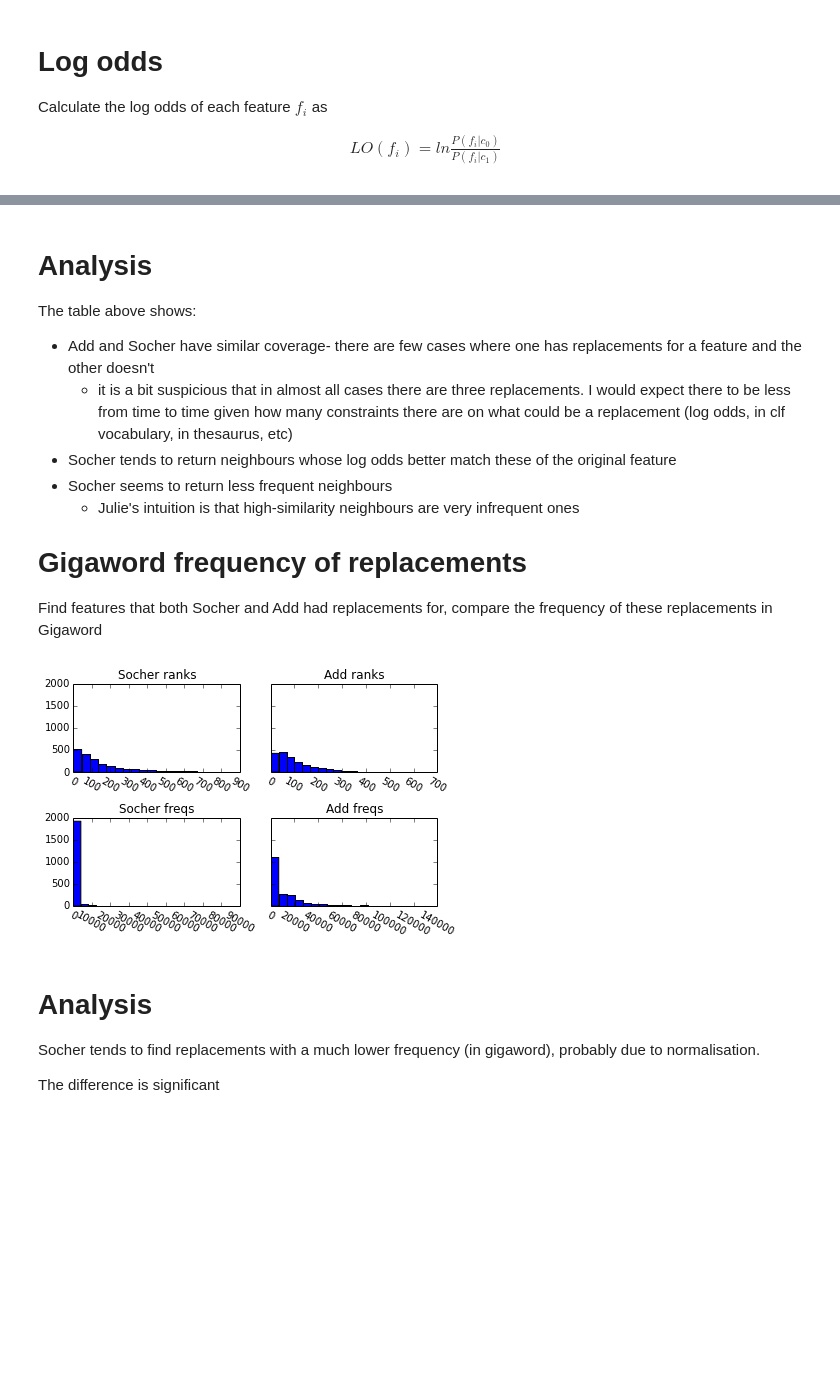
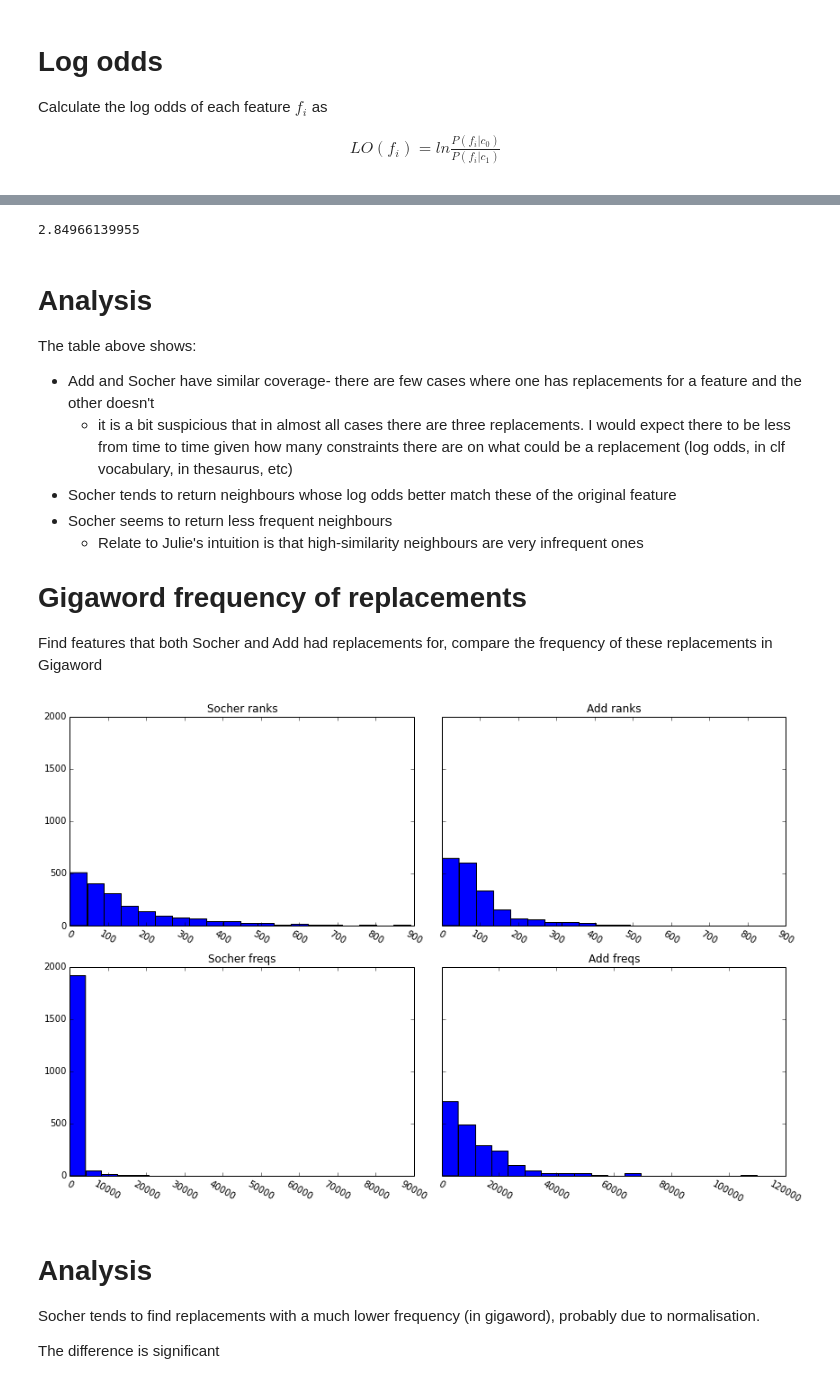
Before and after one commit to mbatchkarov/thesisgenerator, a Jupyter notebook: notebooks/explore_classifier_predictions.ipynb, the cells around one changed output, grey strips where cells are left out. Saved outputs shown, nothing was run; the diff lists cells and outputs as text; code cells hidden in the pictures; blank space fills up the shorter version.

```diff
--- a/notebooks/explore_classifier_predictions.ipynb
+++ b/notebooks/explore_classifier_predictions.ipynb
@@ -32,11 +32,11 @@ Experiment statistics
 ================
 Pick a few random documents that are classified correctly by Socher and incorrectly by one other classifier
 # %%
-# the respective experiment numbers are 103 and 86
+# the respective experiment numbers are 103 and 61
 # exp2 is a bag-of-words baseline
 
 SOCHER_NUM = 103
-ADD_NUM = 86
+ADD_NUM = 61
 BASELINE_NUM = 2
 with open('statistics/stats-exp%d-0-cv0-ev.MultinomialNB.pkl'%SOCHER_NUM) as infile:
     socher = pickle.load(infile)
@@ -207,16 +205,19 @@ def get_replacements_df(paraphrases_file, lo_dict, feat_freq):
         sims = df['replacement%d_sim' % i]
         ranks = df['replacement%d_rank' % i]
         for original, replacement, sim, rank in zip(df.index, replacements, sims, ranks):
-            if sim > 0:  # filter out NaN-s
+            if (sim > 0) and (not np.isnan(sim)) and (not np.isnan(rank)):  # filter out NaN-s
                 res[original].append(Replacement(replacement, lo_dict[replacement], feat_freq[replacement], sim, rank))
     return res
 
 socher_replacements = get_replacements_df('statistics/stats-exp%d-0-cv0-ev.par.csv'%SOCHER_NUM, lo_dict, feat_freq)
 add_replacements = get_replacements_df('statistics/stats-exp%d-0-cv0-ev.par.csv'%ADD_NUM, lo_dict, feat_freq)
-
 print socher_replacements['open/J_market/N']
 print
 print add_replacements['open/J_market/N']
+
+# freeze the dicts
+# socher_replacements.default_factory = None
+# add_replacements.default_factory = None
 # %% [output]
 [export/N_earnings/N (LO -inf, sim 0.56, rank 202, freq 318), year/N_net/N (LO inf, sim 0.56, rank 234, freq 0), oil/N_stock/N (LO -inf, sim 0.56, rank 239, freq 355)]
 
@@ -300,3 +305,7 @@ HTML(mybuf.getvalue())
+# %%
+print mean([len(foo) for foo in socher_replacements.values()])
+# %% [output]
+2.84966139955
 # %% [markdown]
 Analysis
 ===============
@@ -306,7 +315,7 @@ The table above shows:
      - it is a bit suspicious that in almost all cases there are three replacements. I would expect there to be less from time to time given how many constraints there are on what could be a replacement (log odds, in clf vocabulary, in thesaurus, etc)
  - Socher tends to return neighbours whose log odds better match these of the original feature
  - Socher seems to return less frequent neighbours
-     - Julie's intuition is that high-similarity neighbours are very infrequent ones
+     - Relate to Julie's intuition is that high-similarity neighbours are very infrequent ones
 
 
 Gigaword frequency of replacements
@@ -314,36 +323,37 @@ Gigaword frequency of replacements
 
 Find features that both Socher and Add had replacements for, compare the frequency of these replacements in Gigaword
 # %%
-both = set(socher_replacements.keys()) & set(add_replacements)
 socher_ranks, socher_freqs, socher_sims  = [], [], []
 add_ranks, add_freqs, add_sims = [], [], []
 for feat in socher_replacements.keys():
-    if feat not in add_replacements:
+    if (not add_replacements[feat]) or (not socher_replacements[feat]):
+        # these are both defaultdicts, and the cell above queries them for keys they may not contain
+        # this check skips over the values that get inserted this way and prevent np.mean([])
         continue
     socher_ranks.append(np.mean([r.rank for r in socher_replacements[feat]]))
     socher_freqs.append(np.mean([r.unlab_freq_replacement for r in socher_replacements[feat]]))
     socher_sims.append(np.mean([r.sim for r in socher_replacements[feat]]))
     add_ranks.append(np.mean([r.rank for r in add_replacements[feat]]))
     add_freqs.append(np.mean([r.unlab_freq_replacement for r in add_replacements[feat]]))
     add_sims.append(np.mean([r.sim for r in add_replacements[feat]]))
 
-
+figsize(12,8)
 f, axarr = plt.subplots(2, 2, sharey=True);
 axarr[0, 0].hist(socher_ranks, bins=20);
 axarr[0, 0].set_title('Socher ranks')
 axarr[0, 1].hist(add_ranks, bins=20);
 axarr[0, 1].set_title('Add ranks')
 axarr[1, 0].hist(socher_freqs, bins=20);
 axarr[1, 0].set_title('Socher freqs')
 axarr[1, 1].hist(add_freqs, bins=20);
 axarr[1, 1].set_title('Add freqs')
 
 # hide x ticks for top plots and y ticks for right plots
 plt.setp([a.get_xticklabels() for a in axarr.ravel()], visible=True, rotation=-30);
 # plt.setp([a.get_yticklabels() for a in axarr.ravel()], visible=False);
 plt.tight_layout()
 # %% [output]
-[figure, old version]
+[figure, new version]
 # %% [markdown]
 Analysis
 ===========
```
Also changed, not shown: parts of 10 cells of this notebook, 1 other file.
